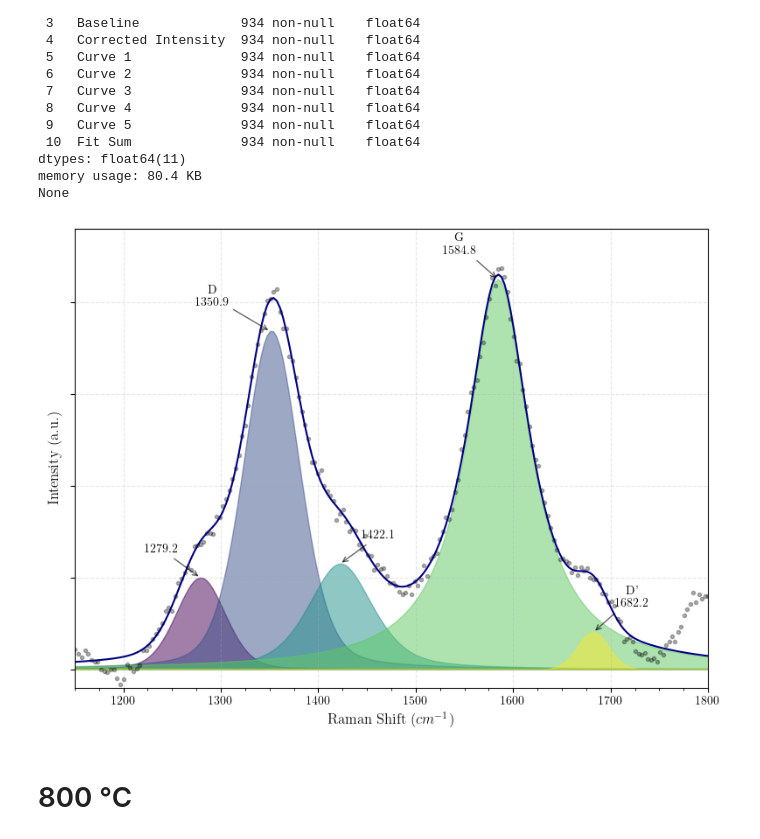
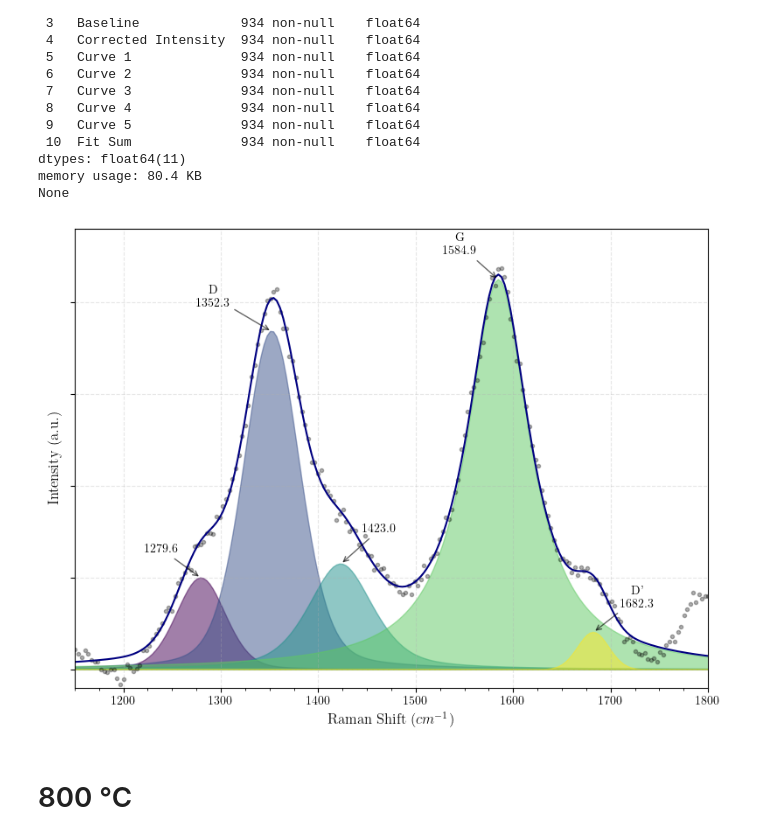
Before and after one commit to XXLutz13/Master_data, a Jupyter notebook: Raman/plotting_fit.ipynb, the cells around one changed output. Cells and saved outputs as stored; diff of their text form; code cells hidden in the pictures.

```diff
--- a/Raman/plotting_fit.ipynb
+++ b/Raman/plotting_fit.ipynb
@@ -57,49 +57,51 @@ for index, peak in enumerate(peaks):
     plt.fill_between(data_900['Raman shift'], data_900[peak], 0, color=colors[index], alpha=0.5, label=peak)
 
 # ----------------------------------------------------------------------------------------------------------------
-px1 = data_900['Raman shift'][data_900['Curve 1'].idxmax()]
-py1 = data_900['Curve 1'][data_900['Curve 1'].idxmax()]
+# px1 = data_900['Raman shift'][data_900['Curve 1'].idxmax()]
+# py1 = data_900['Curve 1'][data_900['Curve 1'].idxmax()]
+px1 = 1279.5784
+py1 = np.interp(px1, data_900['Raman shift'], data_900['Curve 1'])
 plt.annotate(f'{px1:.1f}', xy=(px1, py1),
             xytext=(px1-40, py1 + 250), ha='center', va='bottom',
             arrowprops=dict(arrowstyle='->', color='black', lw=1, alpha=0.6), fontsize=10, fontweight='bold')
 
-px2 = data_900['Raman shift'][data_900['Curve 2'].idxmax()]
-py2 = data_900['Curve 2'][data_900['Curve 2'].idxmax()]
+px2 = 1352.3254
+py2 = np.interp(px2, data_900['Raman shift'], data_900['Curve 2'])
 plt.annotate(f'D\n{px2:.1f}', xy=(px2, py2),
             xytext=(px2-60, py2 + 250), ha='center', va='bottom',
             arrowprops=dict(arrowstyle='->', color='black', lw=1, alpha=0.6), fontsize=10, fontweight='bold')
 
-px3 = data_900['Raman shift'][data_900['Curve 3'].idxmax()]
-py3 = data_900['Curve 3'][data_900['Curve 3'].idxmax()]
+px3 = 1423.0474
+py3 = np.interp(px3, data_900['Raman shift'], data_900['Curve 3'])
 plt.annotate(f'{px3:.1f}', xy=(px3, py3),
-            xytext=(px3+40, py3 + 250), ha='center', va='bottom',
+            xytext=(px3+40, py3 + 320), ha='center', va='bottom',
             arrowprops=dict(arrowstyle='->', color='black', lw=1, alpha=0.6), fontsize=10, fontweight='bold')
 
-px4 = data_900['Raman shift'][data_900['Curve 4'].idxmax()]
-py4 = data_900['Curve 4'][data_900['Curve 4'].idxmax()]
+px4 = 1584.9426
+py4 = np.interp(px4, data_900['Raman shift'], data_900['Curve 4'])
 plt.annotate(f'G\n{px4:.1f}', xy=(px4, py4),
             xytext=(px4-40, py4 + 250), ha='center', va='bottom',
             arrowprops=dict(arrowstyle='->', color='black', lw=1, alpha=0.6), fontsize=10, fontweight='bold')
 
-px5 = data_900['Raman shift'][data_900['Curve 5'].idxmax()]
-py5 = data_900['Curve 5'][data_900['Curve 5'].idxmax()]
+px5 = 1682.2999
+py5 = np.interp(px5, data_900['Raman shift'], data_900['Curve 5'])
 plt.annotate(f"D'\n{px5:.1f}", xy=(px5, py5),
-            xytext=(px5+40, py5 + 250), ha='center', va='bottom',
+            xytext=(px5+45, py5 + 250), ha='center', va='bottom',
             arrowprops=dict(arrowstyle='->', color='black', lw=1, alpha=0.6), fontsize=10, fontweight='bold')
 # ----------------------------------------------------------------------------------------------------------------
 
 ax.set_xlabel(r"Raman Shift ($cm^{-1}$)", fontsize=12)
 ax.set_ylabel(r"Intensity (a.u.)", fontsize=12)
 ax.set_yticklabels([])
 ax.set_xlim(1150, 1800)
 ax.set_ylim(-200, 4800)
 ax.xaxis.set_minor_locator(MultipleLocator(25))
 ax.grid(True, linestyle='--', alpha=0.3, zorder=1)
 plt.tight_layout()
 # plt.savefig(f'../Images/Raman/900_front_fit.pdf', dpi=500)
 plt.show()
 # %% [output]
-[figure, old version]
+[figure, new version]
 # %% [markdown]
 # 800 °C
 # %%
```
Also changed, not shown: parts of 1 cell of this notebook, 2 other files.
